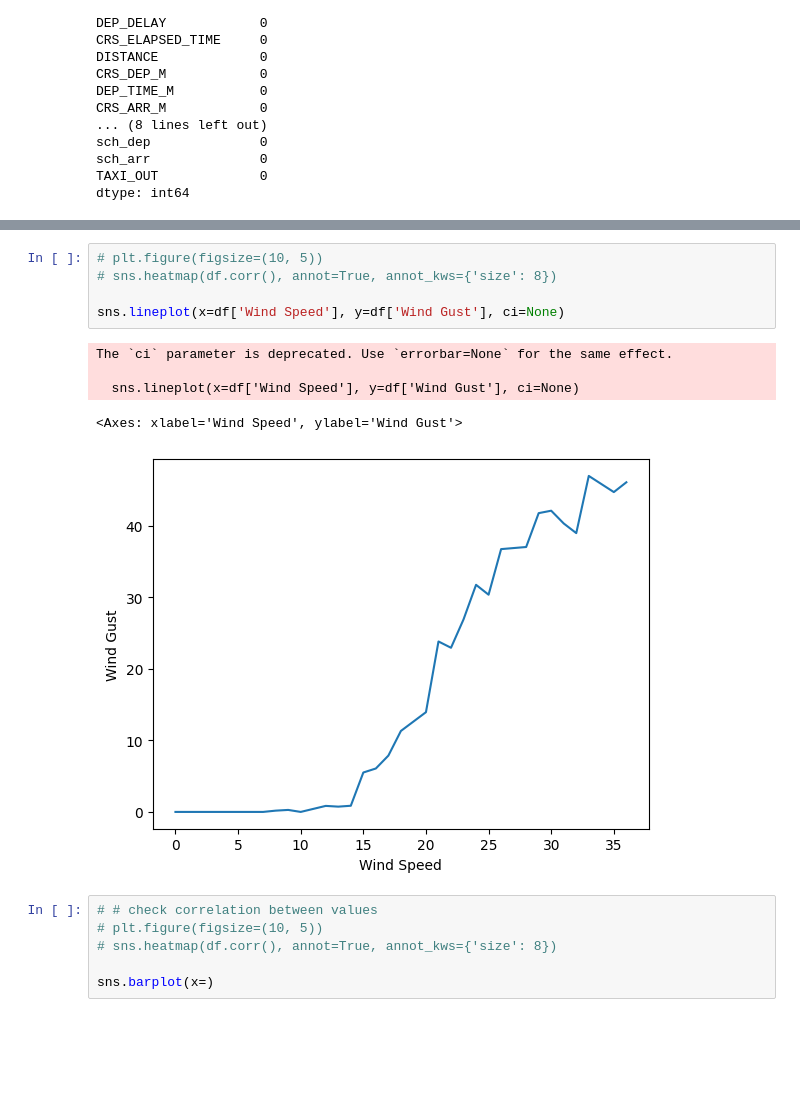
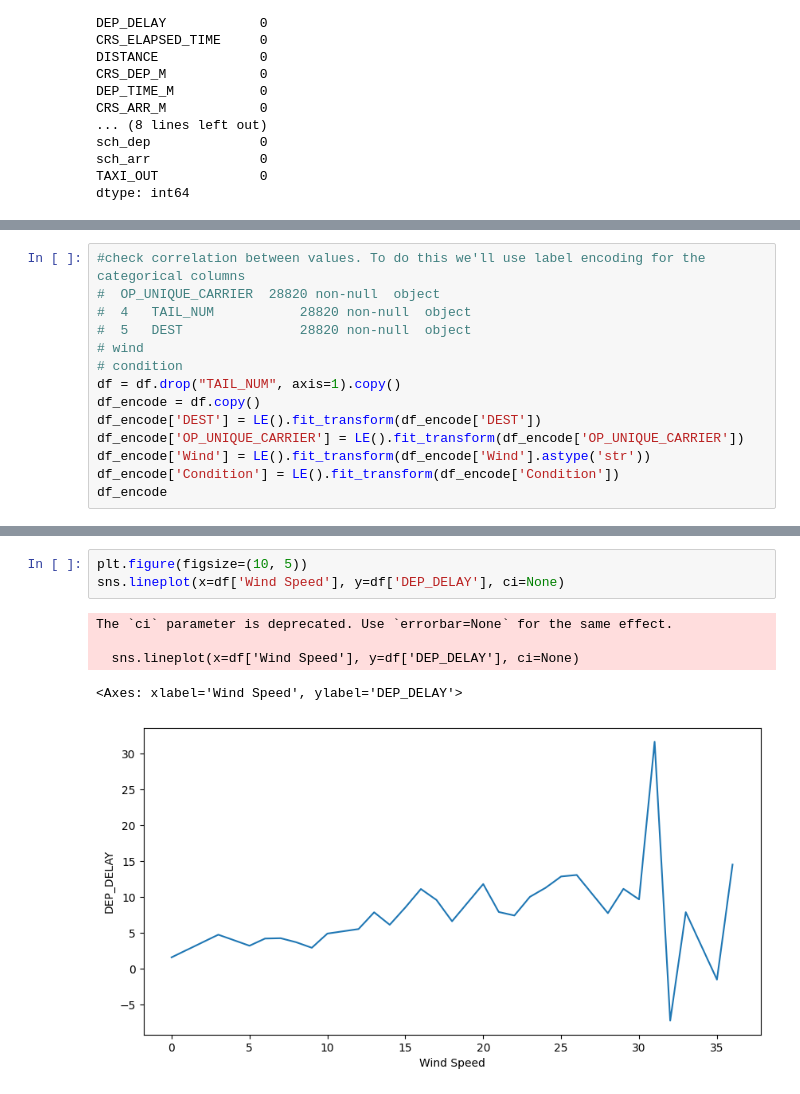
Before and after one commit to Alexandre-Duval/Assignment6, a Jupyter notebook: analysis.ipynb, the cells around one changed output, grey strips where cells are left out. Saved outputs shown, nothing was run; the diff lists cells and outputs as text; blank space fills up the shorter version.

```diff
--- a/analysis.ipynb
+++ b/analysis.ipynb
@@ -119,0 +137,14 @@ df.describe()
+# %%
+#check correlation between values. To do this we'll use label encoding for the categorical columns
+#  OP_UNIQUE_CARRIER  28820 non-null  object
+#  4   TAIL_NUM           28820 non-null  object
+#  5   DEST               28820 non-null  object
+# wind
+# condition
+df = df.drop("TAIL_NUM", axis=1).copy()
+df_encode = df.copy()
+df_encode['DEST'] = LE().fit_transform(df_encode['DEST'])
+df_encode['OP_UNIQUE_CARRIER'] = LE().fit_transform(df_encode['OP_UNIQUE_CARRIER'])
+df_encode['Wind'] = LE().fit_transform(df_encode['Wind'].astype('str'))
+df_encode['Condition'] = LE().fit_transform(df_encode['Condition'])
+df_encode
@@ -133,17 +234,9 @@ The `ci` parameter is deprecated. Use `errorbar=None` for the same effect.
 # %%
-# plt.figure(figsize=(10, 5))
-# sns.heatmap(df.corr(), annot=True, annot_kws={'size': 8})
-
-sns.lineplot(x=df['Wind Speed'], y=df['Wind Gust'], ci=None)
+plt.figure(figsize=(10, 5))
+sns.lineplot(x=df['Wind Speed'], y=df['DEP_DELAY'], ci=None)
 # %% [output]
 The `ci` parameter is deprecated. Use `errorbar=None` for the same effect.
 
-  sns.lineplot(x=df['Wind Speed'], y=df['Wind Gust'], ci=None)
+  sns.lineplot(x=df['Wind Speed'], y=df['DEP_DELAY'], ci=None)
-<Axes: xlabel='Wind Speed', ylabel='Wind Gust'>
+<Axes: xlabel='Wind Speed', ylabel='DEP_DELAY'>
-[figure, old version]
+[figure, new version]
-# %%
-# # check correlation between values
-# plt.figure(figsize=(10, 5))
-# sns.heatmap(df.corr(), annot=True, annot_kws={'size': 8})
-
-sns.barplot(x=)
```
Also changed, not shown: parts of 23 cells of this notebook.
